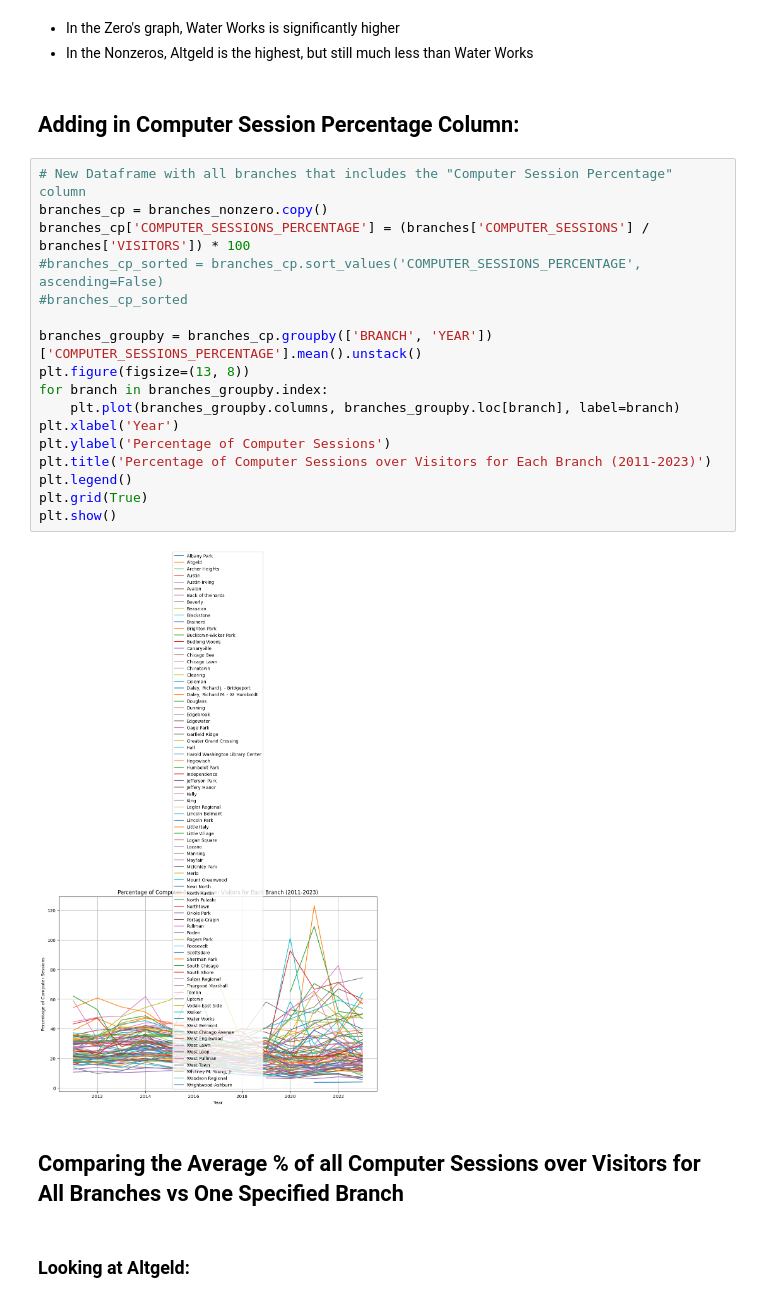
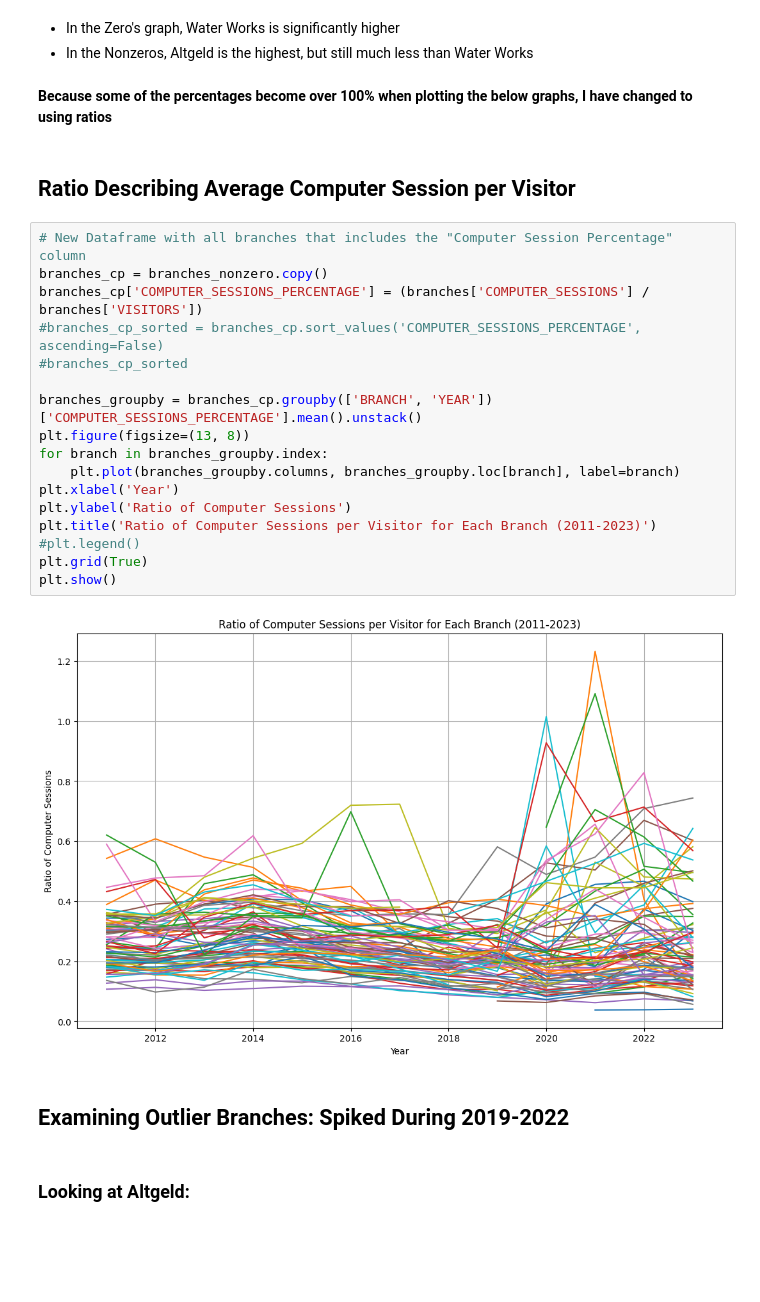
Before and after one commit to uchicago-dsi/cpl_project, a Jupyter notebook: can-summer-2023/dani exploratory data analysis.ipynb, the cells around one changed output. Saved outputs shown, nothing was run; the diff lists cells and outputs as text; blank space fills up the shorter version.

Commit message:
Updating explanations for individual branch comparison to all branches

```diff
--- a/can-summer-2023/dani exploratory data analysis.ipynb
+++ b/can-summer-2023/dani exploratory data analysis.ipynb
@@ -93,29 +93,31 @@ plt.show()
 # %% [markdown]
 - In the Zero's graph, Water Works is significantly higher
 - In the Nonzeros, Altgeld is the highest, but still much less than Water Works
+# %% [markdown]
+**Because some of the percentages become over 100% when plotting the below graphs, I have changed to using ratios**
 # %% [markdown]
-## Adding in Computer Session Percentage Column:
+## Ratio Describing Average Computer Session per Visitor
 # %%
 # New Dataframe with all branches that includes the "Computer Session Percentage" column
 branches_cp = branches_nonzero.copy()
-branches_cp['COMPUTER_SESSIONS_PERCENTAGE'] = (branches['COMPUTER_SESSIONS'] / branches['VISITORS']) * 100
+branches_cp['COMPUTER_SESSIONS_PERCENTAGE'] = (branches['COMPUTER_SESSIONS'] / branches['VISITORS'])
 #branches_cp_sorted = branches_cp.sort_values('COMPUTER_SESSIONS_PERCENTAGE', ascending=False)
 #branches_cp_sorted
 
 branches_groupby = branches_cp.groupby(['BRANCH', 'YEAR'])['COMPUTER_SESSIONS_PERCENTAGE'].mean().unstack()
 plt.figure(figsize=(13, 8))
 for branch in branches_groupby.index:
     plt.plot(branches_groupby.columns, branches_groupby.loc[branch], label=branch)
 plt.xlabel('Year')
-plt.ylabel('Percentage of Computer Sessions')
-plt.title('Percentage of Computer Sessions over Visitors for Each Branch (2011-2023)')
-plt.legend()
+plt.ylabel('Ratio of Computer Sessions')
+plt.title('Ratio of Computer Sessions per Visitor for Each Branch (2011-2023)')
+#plt.legend()
 plt.grid(True)
 plt.show()
 # %% [output]
-[figure, old version]
+[figure, new version]
 # %% [markdown]
-## Comparing the Average % of all Computer Sessions over Visitors for All Branches vs One Specified Branch
+## Examining Outlier Branches: Spiked During 2019-2022
 # %% [markdown]
 ### Looking at Altgeld:
 # %%
```
Also changed, not shown: parts of 21 cells of this notebook.
